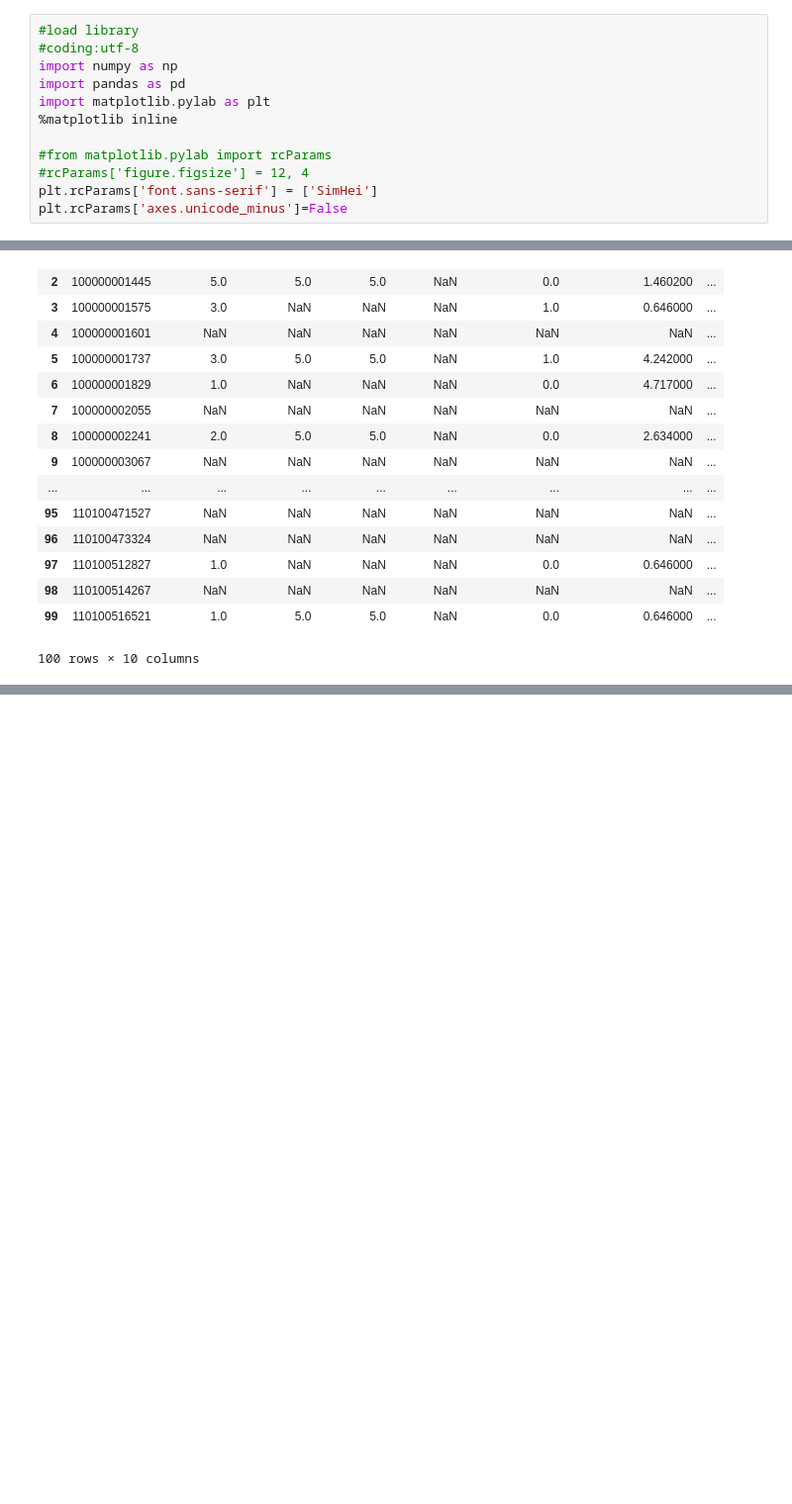
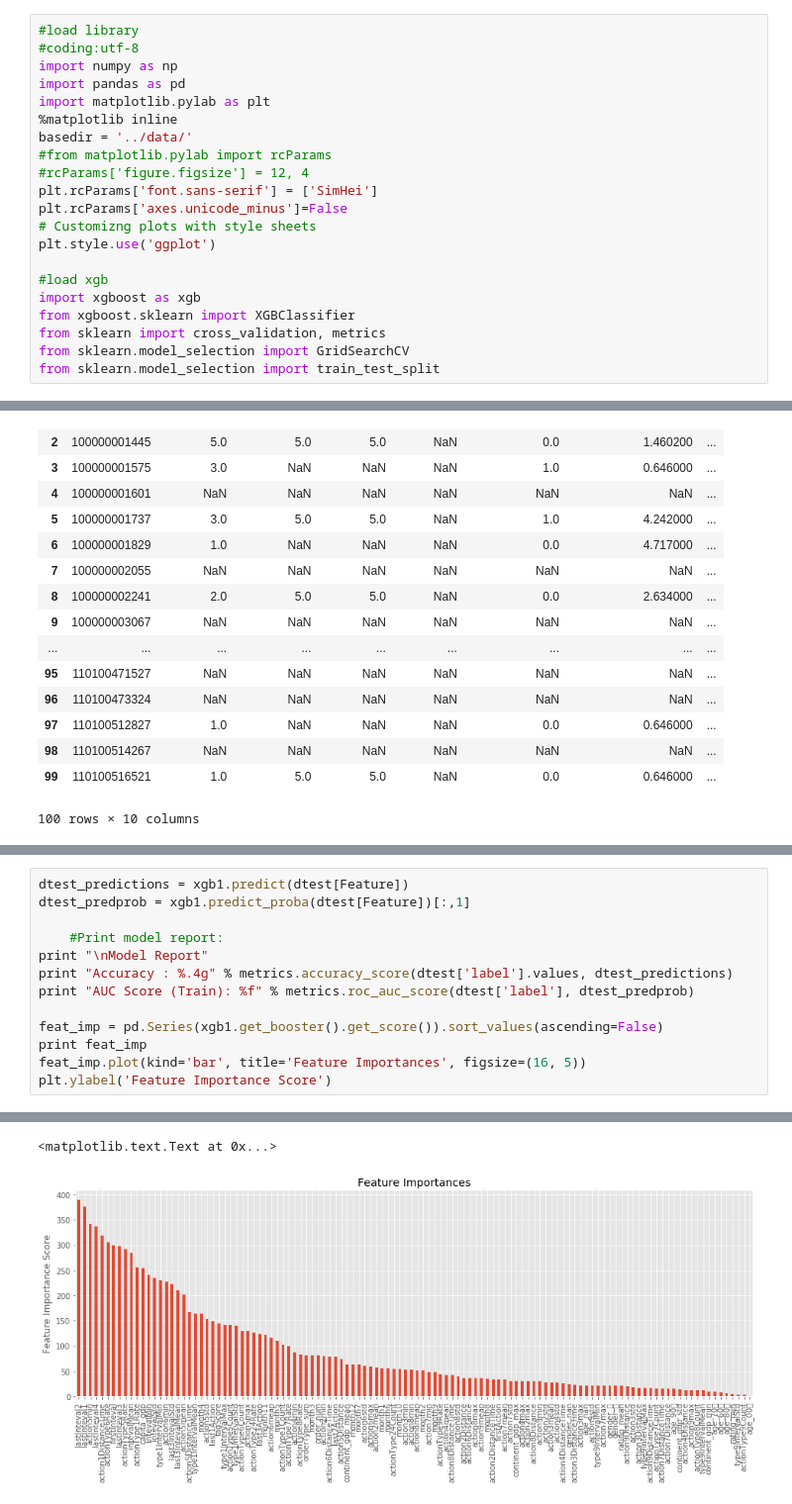
Before and after one commit to WastonYuan/first-blood, a Jupyter notebook: Jack/first_use.ipynb, the cells around one changed output, grey strips where cells are left out. Shown at 99% size. Saved outputs shown, nothing was run; the diff lists cells and outputs as text; blank space fills up the shorter version.

```diff
--- a/Jack/first_use.ipynb
+++ b/Jack/first_use.ipynb
@@ -7,8 +7,17 @@ import numpy as np
 import pandas as pd
 import matplotlib.pylab as plt
 %matplotlib inline
-
+basedir = '../data/'
 #from matplotlib.pylab import rcParams
 #rcParams['figure.figsize'] = 12, 4
 plt.rcParams['font.sans-serif'] = ['SimHei']
 plt.rcParams['axes.unicode_minus']=False
+# Customizng plots with style sheets
+plt.style.use('ggplot')
+
+#load xgb
+import xgboost as xgb
+from xgboost.sklearn import XGBClassifier
+from sklearn import cross_validation, metrics
+from sklearn.model_selection import GridSearchCV
+from sklearn.model_selection import train_test_split
@@ -231,0 +314,14 @@ Index([u'userid', u'month1', u'month2', u'month3', u'month4', u'month5',
+# %%
+dtest_predictions = xgb1.predict(dtest[Feature])
+dtest_predprob = xgb1.predict_proba(dtest[Feature])[:,1]
+
+    #Print model report:
+print "\nModel Report"
+print "Accuracy : %.4g" % metrics.accuracy_score(dtest['label'].values, dtest_predictions)
+print "AUC Score (Train): %f" % metrics.roc_auc_score(dtest['label'], dtest_predprob)
+
+feat_imp = pd.Series(xgb1.get_booster().get_score()).sort_values(ascending=False)
+print feat_imp
+feat_imp.plot(kind='bar', title='Feature Importances', figsize=(16, 5))
+plt.ylabel('Feature Importance Score')
+# %% [output]
@@ -231,0 +345,2 @@ Index([u'userid', u'month1', u'month2', u'month3', u'month4', u'month5',
+<matplotlib.text.Text at 0x...>
+[figure, added]
```
Also changed, not shown: parts of 12 cells of this notebook.
